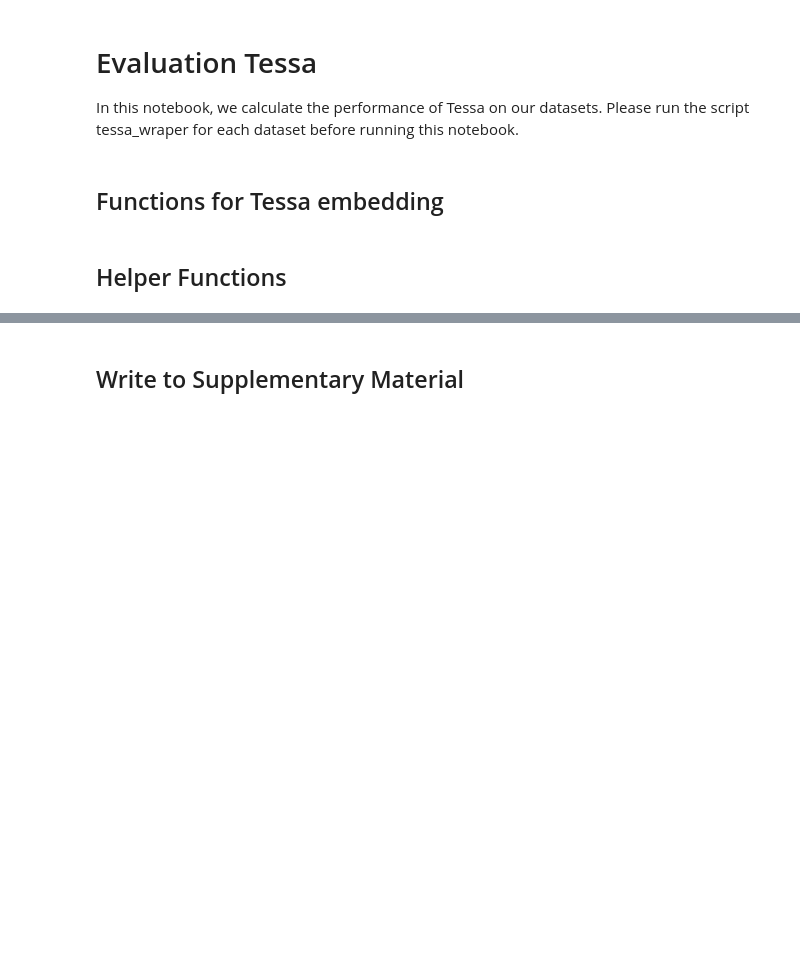
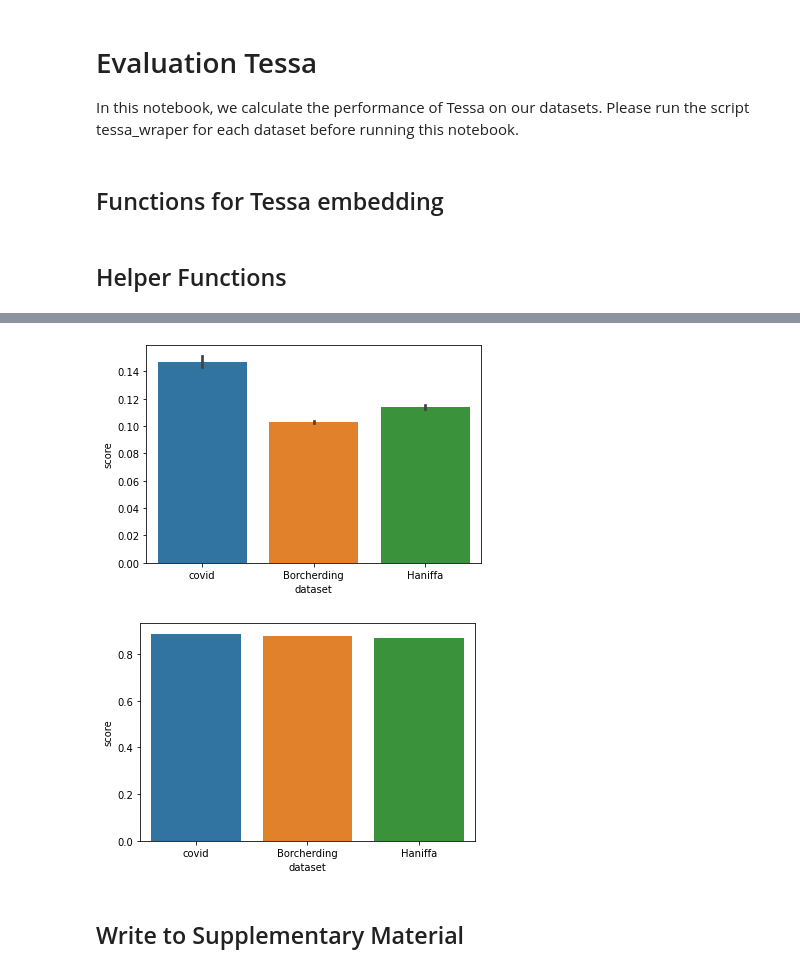
Before and after one commit to SchubertLab/mvTCR_reproducibility, a Jupyter notebook: evaluation/Evaluation_Fig_1_Tessa.ipynb, the cells around one changed output, grey strips where cells are left out. Drawn from its saved outputs; the diff is of its cells as text; code cells hidden in the pictures; blank space fills up the shorter version.

Commit message:
Haniffe cell characteristics experiment

```diff
--- a/evaluation/Evaluation_Fig_1_Tessa.ipynb
+++ b/evaluation/Evaluation_Fig_1_Tessa.ipynb
@@ -113,6 +117,2 @@ def get_tessa_clusters(split, donor):
-# %%
-path_labels = f'../mvTCR/data/tessa/10x/donor_1/split_2_'
-df_atlas = pd.read_csv(path_labels+'tcrs_atlas.csv')
-df_query = pd.read_csv(path_labels+'tcrs_query.csv')
 # %%
 dataset = '10x'
@@ -243,12 +270,20 @@ results_10x_tessa_d2
 # %%
-def get_labels_covid(split, return_df=False, col='T_cells'):
-    path_labels = f'../mvTCR/data/tessa/covid/{split}_'
+def get_labels_dataset(split, dataset, return_df=False, col='T_cells'):
+    path_labels = f'../mvTCR/data/tessa/{dataset}/{split}_'
     df_atlas = pd.read_csv(path_labels+'tcrs_atlas.csv')
     if not return_df:
         return df_atlas[col].tolist()
     df_atlas = df_atlas[['contig_id', col]]
 
     df_atlas = df_atlas.set_index('contig_id')
+    df_atlas.index = [name.replace('.', '-') for name in df_atlas.index]
+
     df_atlas.index.name = None
     return df_atlas
+# %%
+dataset_2_celltype = {
+    'Haniffa': 'full_clustering',
+    'covid': 'T_cells',
+    'Borcherding': 'functional.cluster',
+}
 # %%
@@ -308,3 +355,13 @@ results_covid_tessa
+# %%
+import seaborn as sb
+import matplotlib.pyplot as plt
+for met in ['NMI_cell_type', 'NMI_clonotype']:
+    res_tmp = results_tessa_characteristics[results_tessa_characteristics['metric']==met]
+    sb.barplot(data=res_tmp, x='dataset', y='score')
+    plt.show()
+# %% [output]
+[figure, added]
+[figure, added]
 # %% [markdown]
 ## Write to Supplementary Material
 # %%
```
Also changed, not shown: parts of 15 cells of this notebook, 4 other files.
